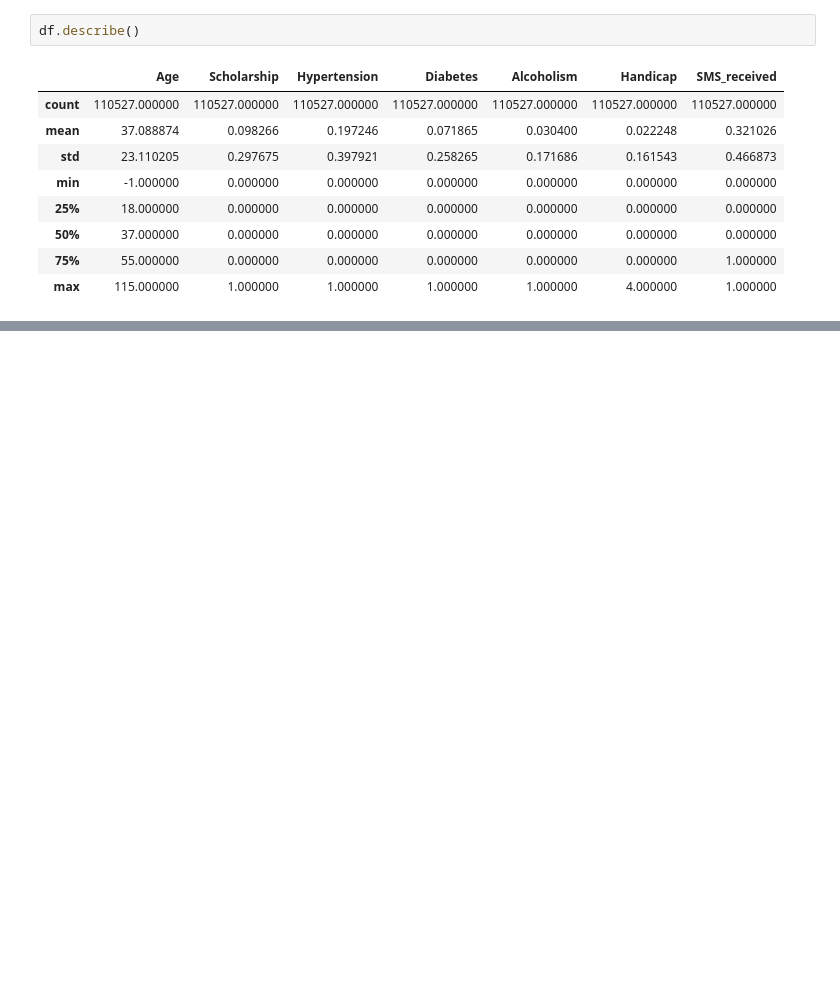
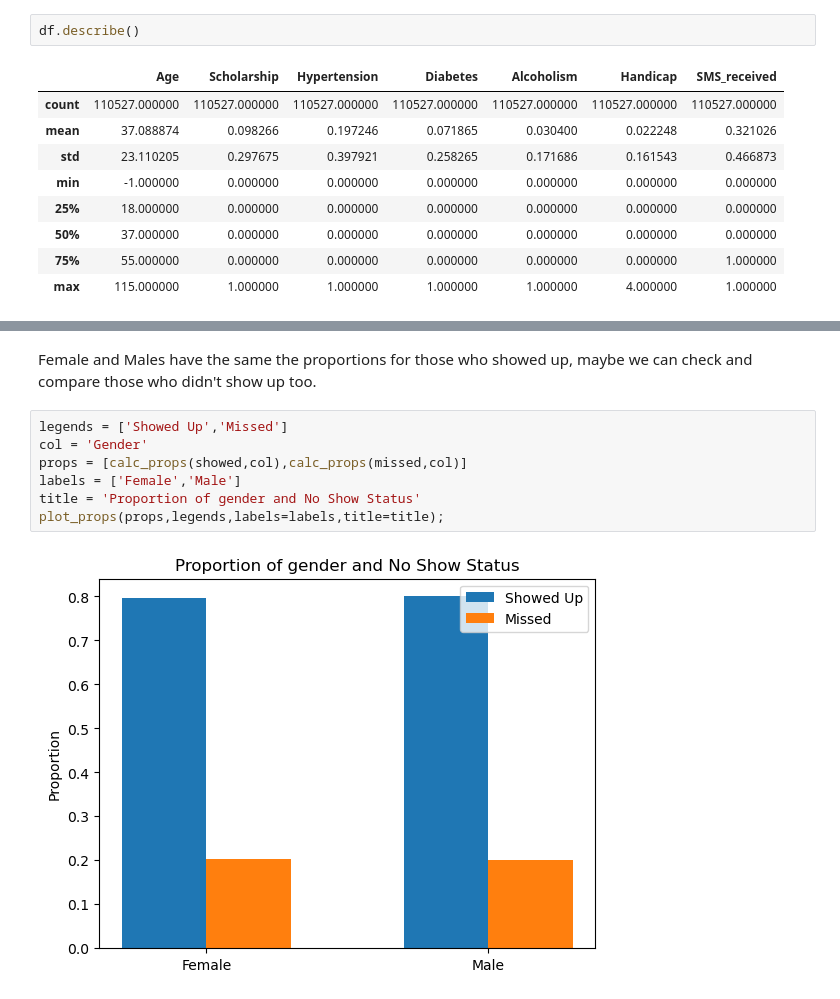
Before and after one commit to NajibAdan/UdacityxALX, a Jupyter notebook: Project_001/Investigate_a_Dataset.ipynb, the cells around one changed output, grey strips where cells are left out. Drawn from its saved outputs; the diff is of its cells as text; blank space fills up the shorter version.

```diff
--- a/Project_001/Investigate_a_Dataset.ipynb
+++ b/Project_001/Investigate_a_Dataset.ipynb
@@ -439,0 +216,11 @@ call(['python', '-m', 'nbconvert', 'Investigate_a_Dataset.ipynb'])
+# %% [markdown]
+Female and Males have the same the proportions for those who showed up, maybe we can check and compare those who didn't show up too.
+# %%
+legends = ['Showed Up','Missed']
+col = 'Gender'
+props = [calc_props(showed,col),calc_props(missed,col)]
+labels = ['Female','Male']
+title = 'Proportion of gender and No Show Status'
+plot_props(props,legends,labels=labels,title=title);
+# %% [output]
+[figure, added]
```
Also changed, not shown: parts of 95 cells of this notebook, 3 other files.
